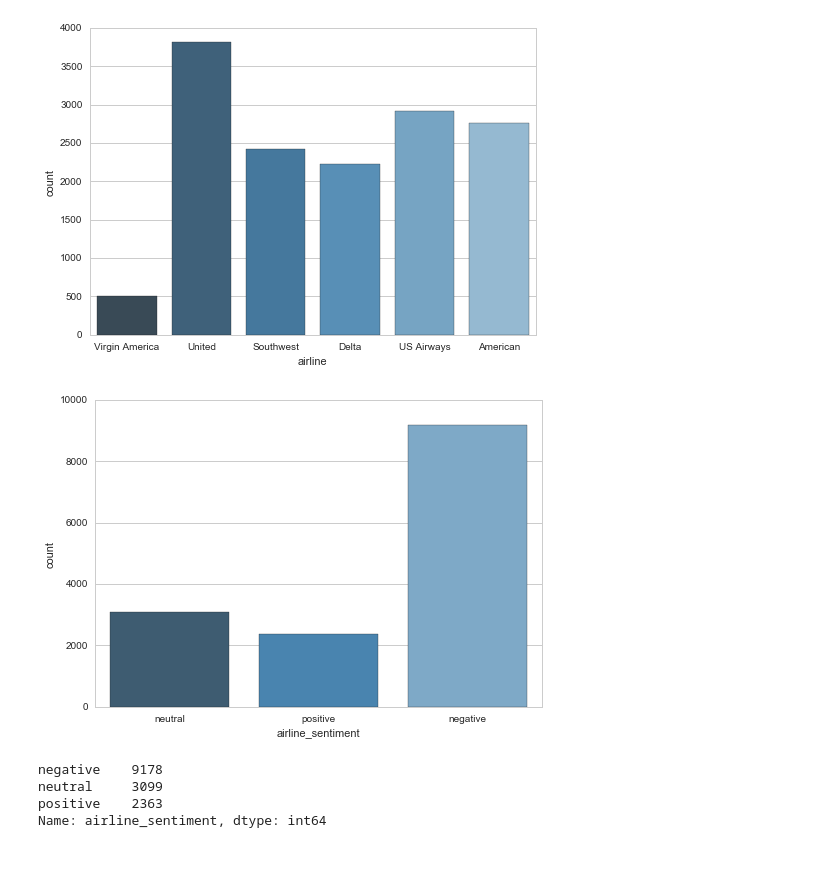
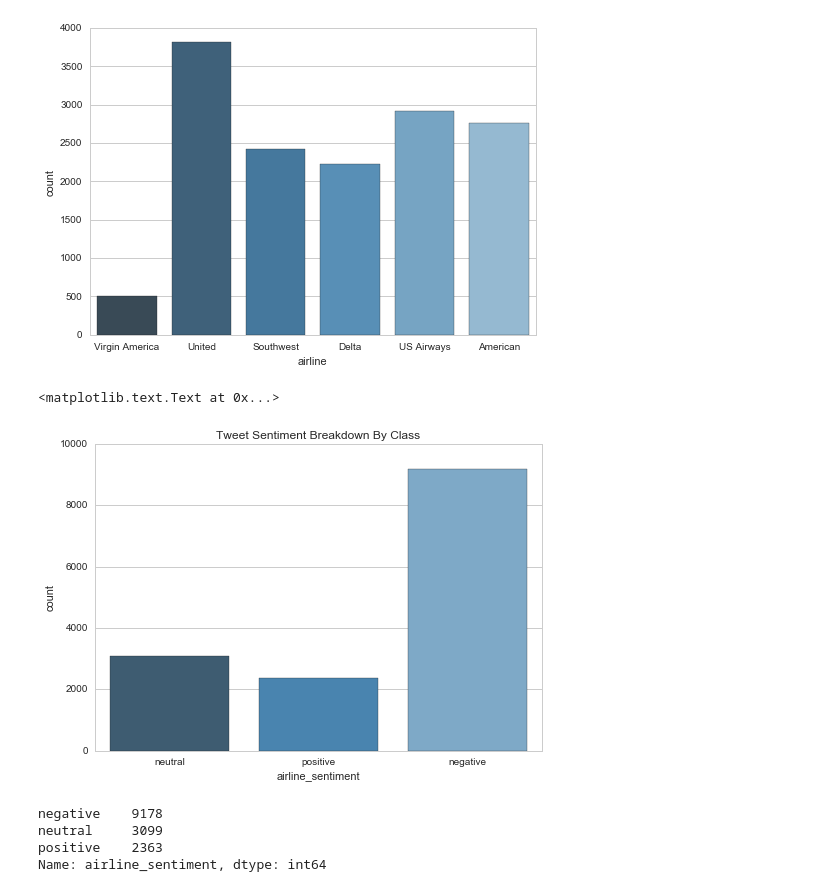
Before and after one commit to JoshuaAcosta/CS-691-Capstone-Project, a Jupyter notebook: Sentiment Analysis.ipynb, the cells around one changed output. Drawn from its saved outputs; the diff is of its cells as text; code cells hidden in the pictures; blank space fills up the shorter version.

```diff
--- a/Sentiment Analysis.ipynb
+++ b/Sentiment Analysis.ipynb
@@ -107,8 +108,10 @@ sns.countplot(x="airline", data=tweet_df, palette="Blues_d");
 # %%
 #Count per sentiment
 sns.countplot(x="airline_sentiment", data=tweet_df, palette="Blues_d");
+sns.plt.title('Tweet Sentiment Breakdown By Class')
 # %% [output]
+<matplotlib.text.Text at 0x...>
-[figure, old version]
+[figure, new version]
 # %%
 tweet_df.airline_sentiment.value_counts()
 # %% [output]
```
Also changed, not shown: parts of 12 cells of this notebook, 3 other files.
